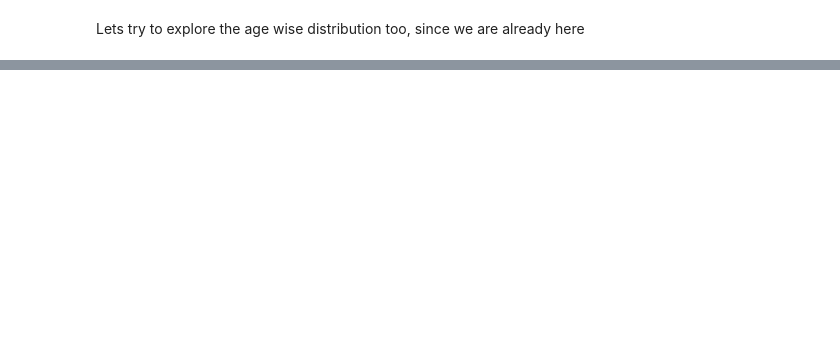
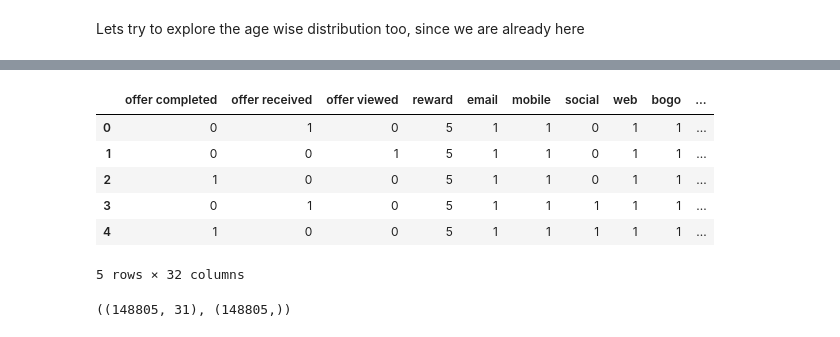
Before and after one commit to shagangrewal/Starbucks_Capstone, a Jupyter notebook: Starbucks_Capstone_notebook.ipynb, the cells around one changed output, grey strips where cells are left out. Drawn from its saved outputs; the diff is of its cells as text; code cells hidden in the pictures; blank space fills up the shorter version.

```diff
--- a/Starbucks_Capstone_notebook.ipynb
+++ b/Starbucks_Capstone_notebook.ipynb
@@ -698,0 +783,12 @@ Lets try to explore the age wise distribution too, since we are already here
+# %%
+df_final = df.drop(['event', 'user_id', 'time', 'offer_id', 'transaction', 'difficulty', 'duration', 'became_member_on'],axis=1)
+# %%
+df_final.head(5)
+# %% [output]
+|  | offer completed | offer received | offer viewed | reward | email | mobile | social | web | bogo | ... |
+| 0 | 0 | 1 | 0 | 5 | 1 | 1 | 0 | 1 | 1 | ... |
+| 1 | 0 | 0 | 1 | 5 | 1 | 1 | 0 | 1 | 1 | ... |
+| 2 | 1 | 0 | 0 | 5 | 1 | 1 | 0 | 1 | 1 | ... |
+| 3 | 0 | 1 | 0 | 5 | 1 | 1 | 1 | 1 | 1 | ... |
+| 4 | 1 | 0 | 0 | 5 | 1 | 1 | 1 | 1 | 1 | ... |
+5 rows × 32 columns
@@ -698,0 +798,4 @@ Lets try to explore the age wise distribution too, since we are already here
+# %%
+X.shape, Y.shape
+# %% [output]
+((148805, 31), (148805,))
```
Also changed, not shown: parts of 20 cells of this notebook.
